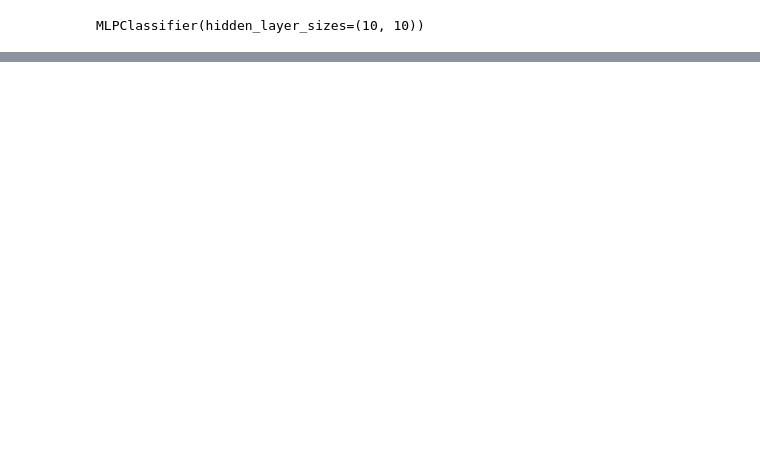
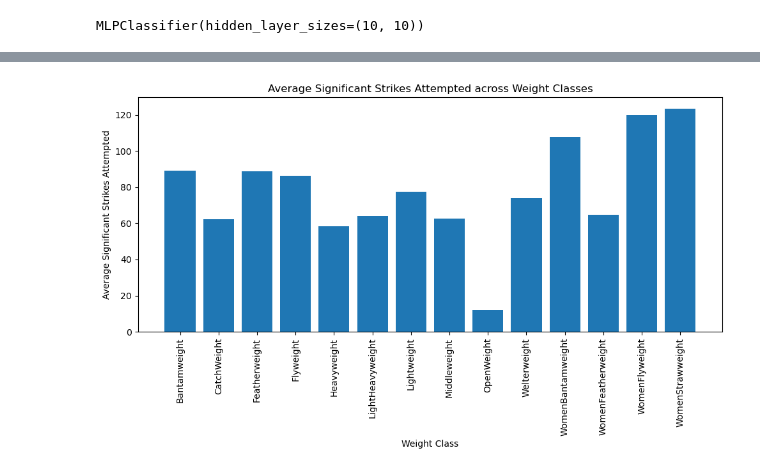
Before and after one commit to KennyLiang2302/ufc_prediction, a Jupyter notebook: new.ipynb, the cells around one changed output, grey strips where cells are left out. Cells and saved outputs as stored; diff of their text form; code cells hidden in the pictures; blank space fills up the shorter version.

```diff
--- a/new.ipynb
+++ b/new.ipynb
@@ -211,0 +218,12 @@ clf.score(X_train,y_train)
+# %%
+avg_sig_str = processed_df.groupby('weight_class')['B_avg_SIG_STR_att'].mean().reset_index()
+fig, ax = plt.subplots(figsize=(10, 6))
+ax.bar(avg_sig_str['weight_class'], avg_sig_str['B_avg_SIG_STR_att'])
+ax.set_xlabel('Weight Class')
+ax.set_ylabel('Average Significant Strikes Attempted')
+ax.set_title('Average Significant Strikes Attempted across Weight Classes')
+plt.xticks(rotation=90)
+plt.tight_layout()
+plt.show()
+# %% [output]
+[figure, added]
```
Also changed, not shown: parts of 25 cells of this notebook.
